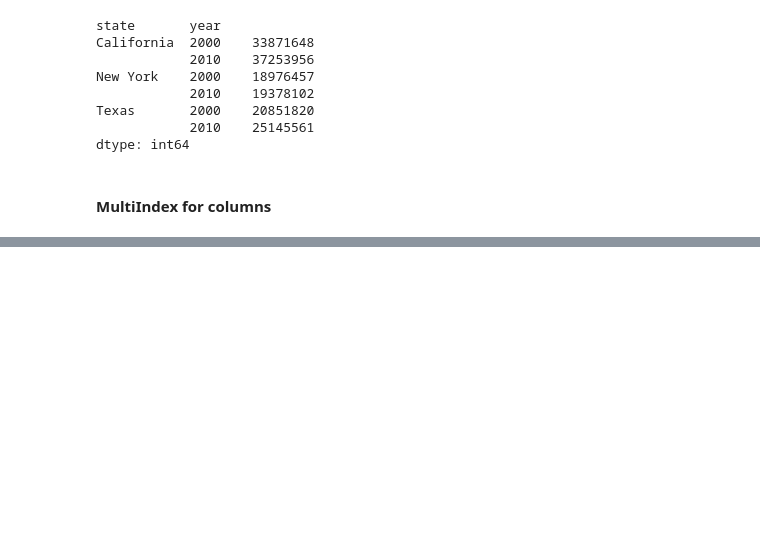
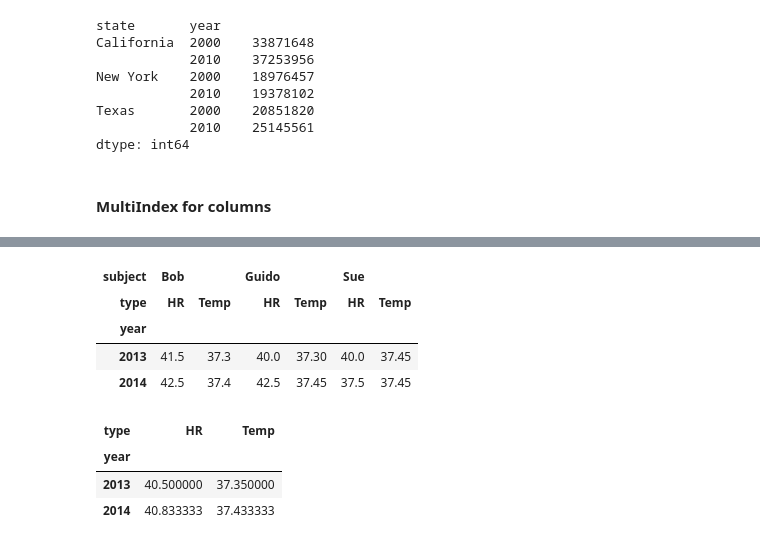
Before and after one commit to awaneeshtiwari1988/learning-python, a Jupyter notebook: pandas-hierarchical-indexing.ipynb, the cells around one changed output, grey strips where cells are left out. Saved outputs shown, nothing was run; the diff lists cells and outputs as text; code cells hidden in the pictures; blank space fills up the shorter version.

```diff
--- a/pandas-hierarchical-indexing.ipynb
+++ b/pandas-hierarchical-indexing.ipynb
@@ -266,0 +528,19 @@ health_data["Guido"]
+# %%
+# Mean measurements in two visits each year
+
+data_mean = health_data.mean(level="year")
+data_mean
+# %% [output]
+| subject | Bob |  | Guido |  | Sue |  |
+| type | HR | Temp | HR | Temp | HR | Temp |
+| year |  |  |  |  |  |  |
+| 2013 | 41.5 | 37.3 | 40.0 | 37.30 | 40.0 | 37.45 |
+| 2014 | 42.5 | 37.4 | 42.5 | 37.45 | 37.5 | 37.45 |
+# %%
+# By further makig use of the axis keyword, we can take the mean among levels on the columns as well:
+data_mean.mean(axis=1, level="type")
+# %% [output]
+| type | HR | Temp |
+| year |  |  |
+| 2013 | 40.500000 | 37.350000 |
+| 2014 | 40.833333 | 37.433333 |
```
Also changed, not shown: parts of 36 cells of this notebook.
